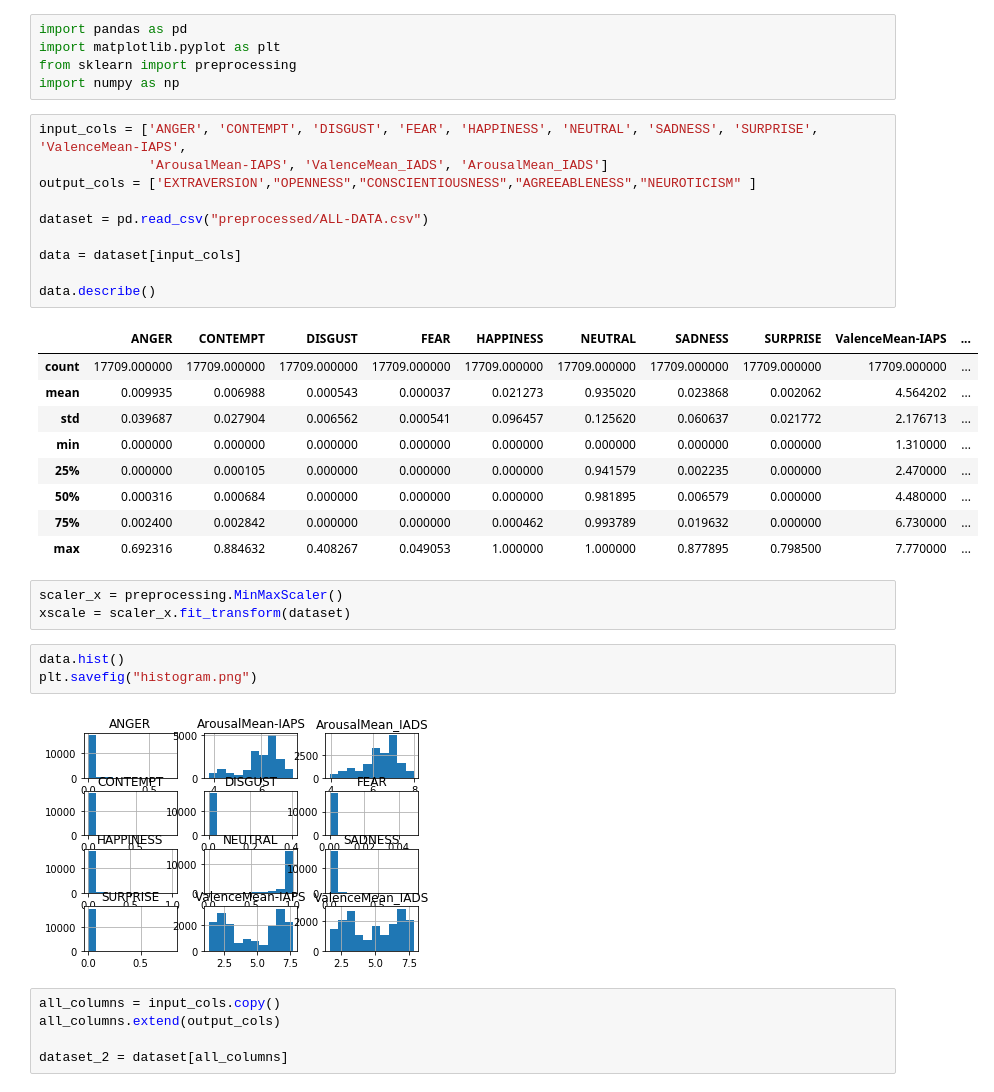
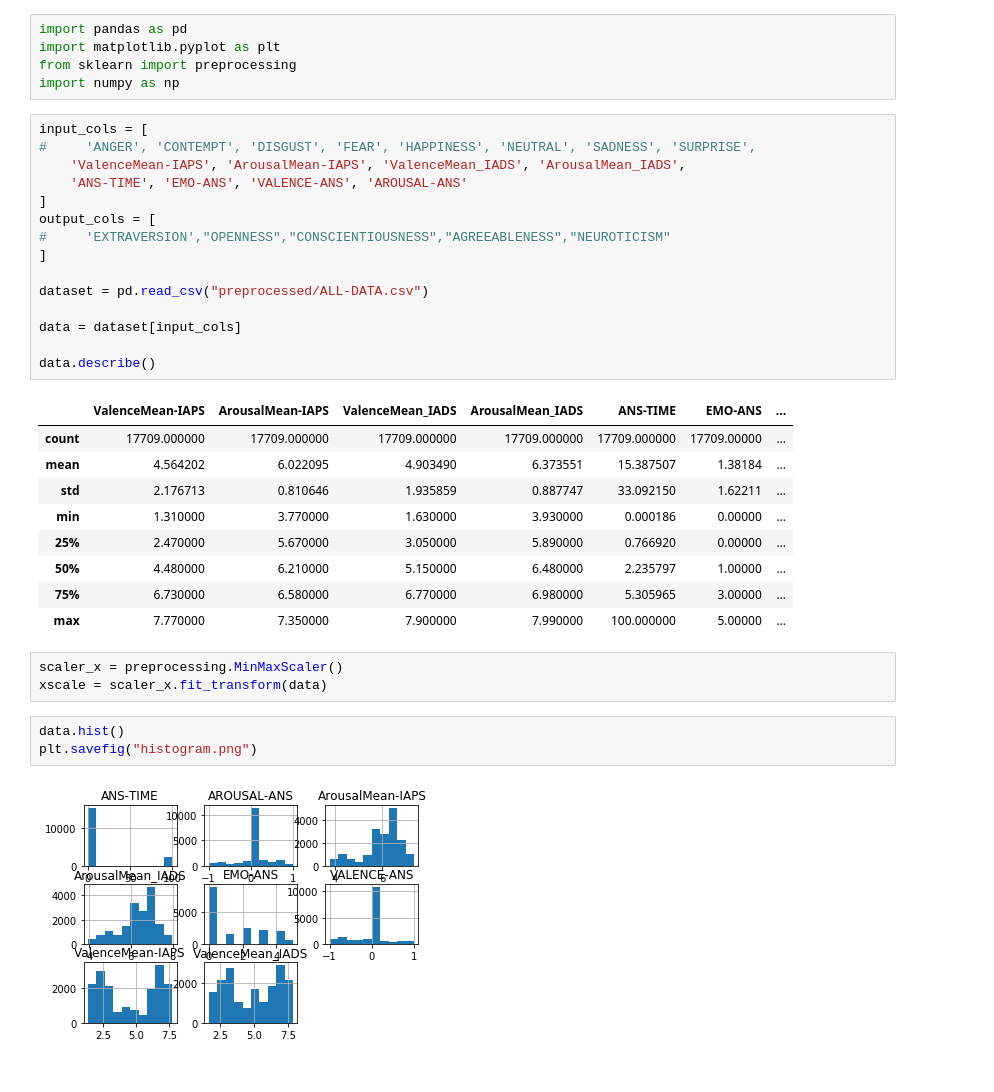
Before and after one commit to Warzecha/BIRAFFE-Emotion-Analysis, a Jupyter notebook: model.ipynb, the cells around one changed output. Cells and saved outputs as stored; diff of their text form.

```diff
--- a/model.ipynb
+++ b/model.ipynb
@@ -4,35 +4,35 @@ import matplotlib.pyplot as plt
 from sklearn import preprocessing
 import numpy as np
 # %%
-input_cols = ['ANGER', 'CONTEMPT', 'DISGUST', 'FEAR', 'HAPPINESS', 'NEUTRAL', 'SADNESS', 'SURPRISE', 'ValenceMean-IAPS',
-              'ArousalMean-IAPS', 'ValenceMean_IADS', 'ArousalMean_IADS']
-output_cols = ['EXTRAVERSION',"OPENNESS","CONSCIENTIOUSNESS","AGREEABLENESS","NEUROTICISM" ]
+input_cols = [
+#     'ANGER', 'CONTEMPT', 'DISGUST', 'FEAR', 'HAPPINESS', 'NEUTRAL', 'SADNESS', 'SURPRISE',
+    'ValenceMean-IAPS', 'ArousalMean-IAPS', 'ValenceMean_IADS', 'ArousalMean_IADS',
+    'ANS-TIME', 'EMO-ANS', 'VALENCE-ANS', 'AROUSAL-ANS'
+]
+output_cols = [
+#     'EXTRAVERSION',"OPENNESS","CONSCIENTIOUSNESS","AGREEABLENESS","NEUROTICISM"
+]
 
 dataset = pd.read_csv("preprocessed/ALL-DATA.csv")
 
 data = dataset[input_cols]
 
 data.describe()
 # %% [output]
-|  | ANGER | CONTEMPT | DISGUST | FEAR | HAPPINESS | NEUTRAL | SADNESS | SURPRISE | ValenceMean-IAPS | ... |
-| count | 17709.000000 | 17709.000000 | 17709.000000 | 17709.000000 | 17709.000000 | 17709.000000 | 17709.000000 | 17709.000000 | 17709.000000 | ... |
-| mean | 0.009935 | 0.006988 | 0.000543 | 0.000037 | 0.021273 | 0.935020 | 0.023868 | 0.002062 | 4.564202 | ... |
-| std | 0.039687 | 0.027904 | 0.006562 | 0.000541 | 0.096457 | 0.125620 | 0.060637 | 0.021772 | 2.176713 | ... |
-| min | 0.000000 | 0.000000 | 0.000000 | 0.000000 | 0.000000 | 0.000000 | 0.000000 | 0.000000 | 1.310000 | ... |
-| 25% | 0.000000 | 0.000105 | 0.000000 | 0.000000 | 0.000000 | 0.941579 | 0.002235 | 0.000000 | 2.470000 | ... |
-| 50% | 0.000316 | 0.000684 | 0.000000 | 0.000000 | 0.000000 | 0.981895 | 0.006579 | 0.000000 | 4.480000 | ... |
-| 75% | 0.002400 | 0.002842 | 0.000000 | 0.000000 | 0.000462 | 0.993789 | 0.019632 | 0.000000 | 6.730000 | ... |
-| max | 0.692316 | 0.884632 | 0.408267 | 0.049053 | 1.000000 | 1.000000 | 0.877895 | 0.798500 | 7.770000 | ... |
+|  | ValenceMean-IAPS | ArousalMean-IAPS | ValenceMean_IADS | ArousalMean_IADS | ANS-TIME | EMO-ANS | ... |
+| count | 17709.000000 | 17709.000000 | 17709.000000 | 17709.000000 | 17709.000000 | 17709.00000 | ... |
+| mean | 4.564202 | 6.022095 | 4.903490 | 6.373551 | 15.387507 | 1.38184 | ... |
+| std | 2.176713 | 0.810646 | 1.935859 | 0.887747 | 33.092150 | 1.62211 | ... |
+| min | 1.310000 | 3.770000 | 1.630000 | 3.930000 | 0.000186 | 0.00000 | ... |
+| 25% | 2.470000 | 5.670000 | 3.050000 | 5.890000 | 0.766920 | 0.00000 | ... |
+| 50% | 4.480000 | 6.210000 | 5.150000 | 6.480000 | 2.235797 | 1.00000 | ... |
+| 75% | 6.730000 | 6.580000 | 6.770000 | 6.980000 | 5.305965 | 3.00000 | ... |
+| max | 7.770000 | 7.350000 | 7.900000 | 7.990000 | 100.000000 | 5.00000 | ... |
 # %%
 scaler_x = preprocessing.MinMaxScaler()
-xscale = scaler_x.fit_transform(dataset)
+xscale = scaler_x.fit_transform(data)
 # %%
 data.hist()
 plt.savefig("histogram.png")
 # %% [output]
-[figure, old version]
+[figure, new version]
-# %%
-all_columns = input_cols.copy()
-all_columns.extend(output_cols)
-
-dataset_2 = dataset[all_columns]
```
Also changed, not shown: parts of 5 cells of this notebook, 4 other files.
